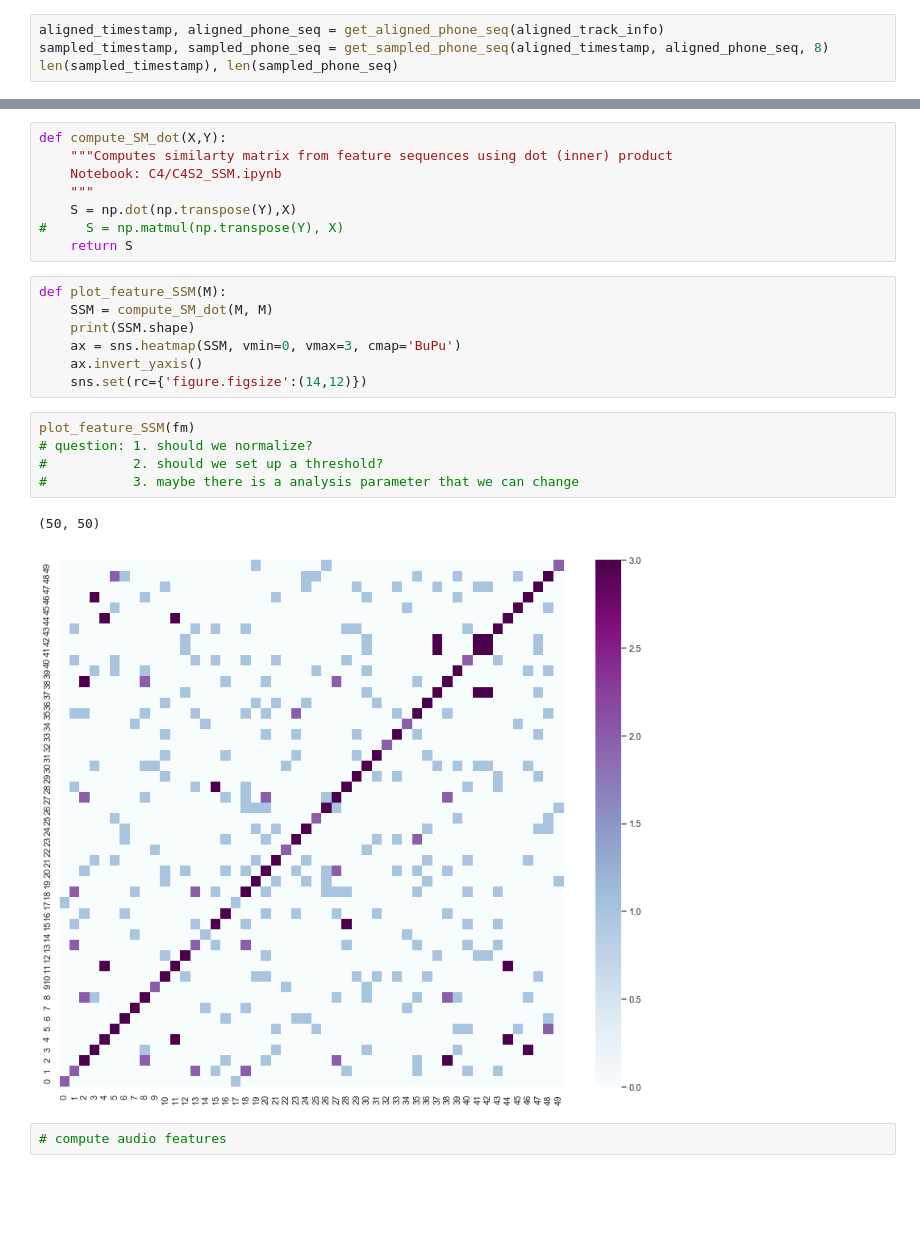
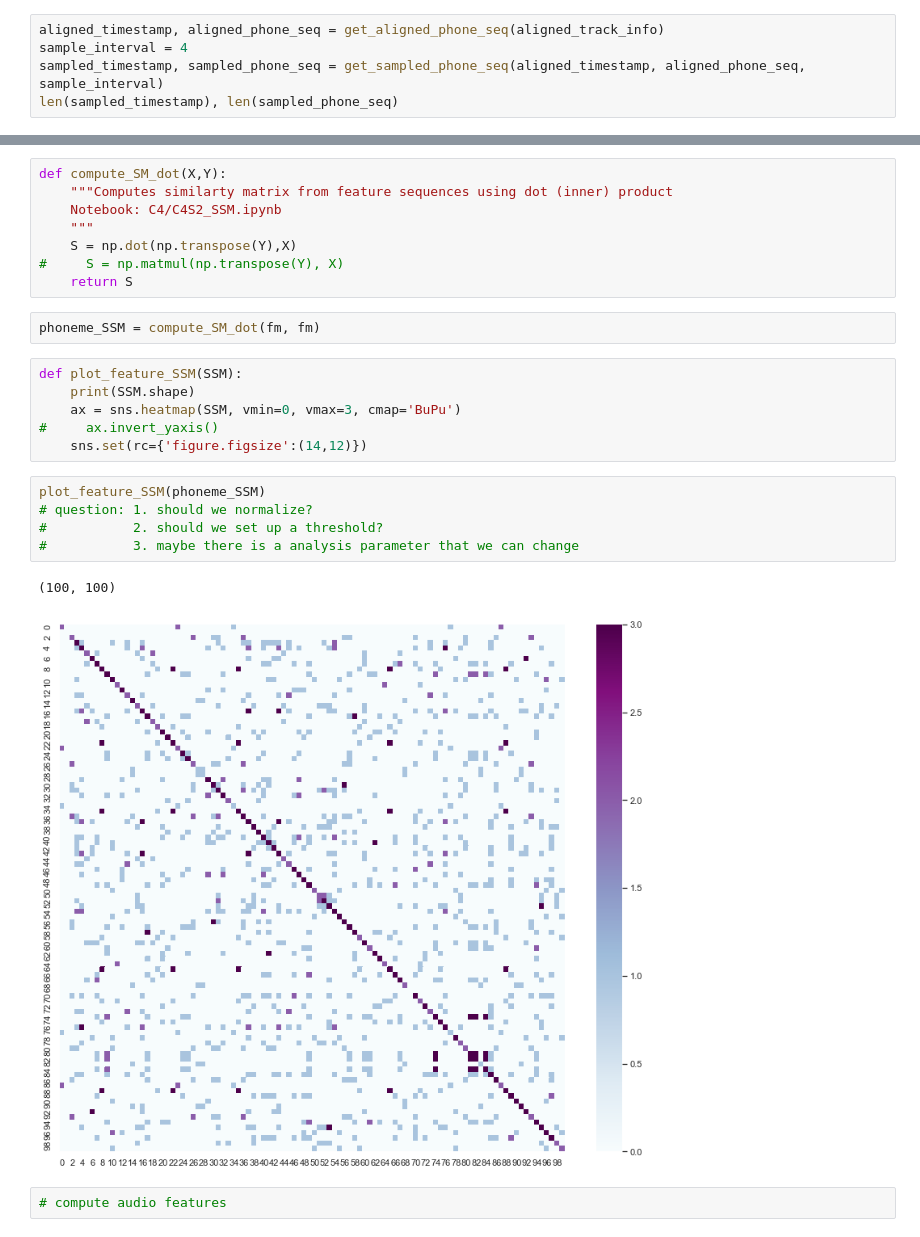
Before and after one commit to mau5Kol/Rhyme-Detection, a Jupyter notebook: src/quantify_test.ipynb, the cells around one changed output, grey strips where cells are left out. Cells and saved outputs as stored; diff of their text form; blank space fills up the shorter version.

```diff
--- a/src/quantify_test.ipynb
+++ b/src/quantify_test.ipynb
@@ -397,6 +401,7 @@ def get_sampled_phone_seq(aligned_timestamp, aligned_phone_seq, sample_interval)
     return aligned_timestamp[::sample_interval], aligned_phone_seq[::sample_interval]
 # %%
 aligned_timestamp, aligned_phone_seq = get_aligned_phone_seq(aligned_track_info)
-sampled_timestamp, sampled_phone_seq = get_sampled_phone_seq(aligned_timestamp, aligned_phone_seq, 8)
+sample_interval = 4
+sampled_timestamp, sampled_phone_seq = get_sampled_phone_seq(aligned_timestamp, aligned_phone_seq, sample_interval)
 len(sampled_timestamp), len(sampled_phone_seq)
 # %% [output]
@@ -456,21 +465,22 @@ def compute_SM_dot(X,Y):
     S = np.dot(np.transpose(Y),X)
 #     S = np.matmul(np.transpose(Y), X)
     return S
+# %%
+phoneme_SSM = compute_SM_dot(fm, fm)
 # %%
-def plot_feature_SSM(M):
-    SSM = compute_SM_dot(M, M)
+def plot_feature_SSM(SSM):
     print(SSM.shape)
     ax = sns.heatmap(SSM, vmin=0, vmax=3, cmap='BuPu')
-    ax.invert_yaxis()
+#     ax.invert_yaxis()
     sns.set(rc={'figure.figsize':(14,12)})
 # %%
-plot_feature_SSM(fm)
+plot_feature_SSM(phoneme_SSM)
 # question: 1. should we normalize?
 #           2. should we set up a threshold?
 #           3. maybe there is a analysis parameter that we can change
 # %% [output]
-(50, 50)
+(100, 100)
-[figure, old version]
+[figure, new version]
 # %%
 # compute audio features
 # %%
```
Also changed, not shown: parts of 12 cells of this notebook.
